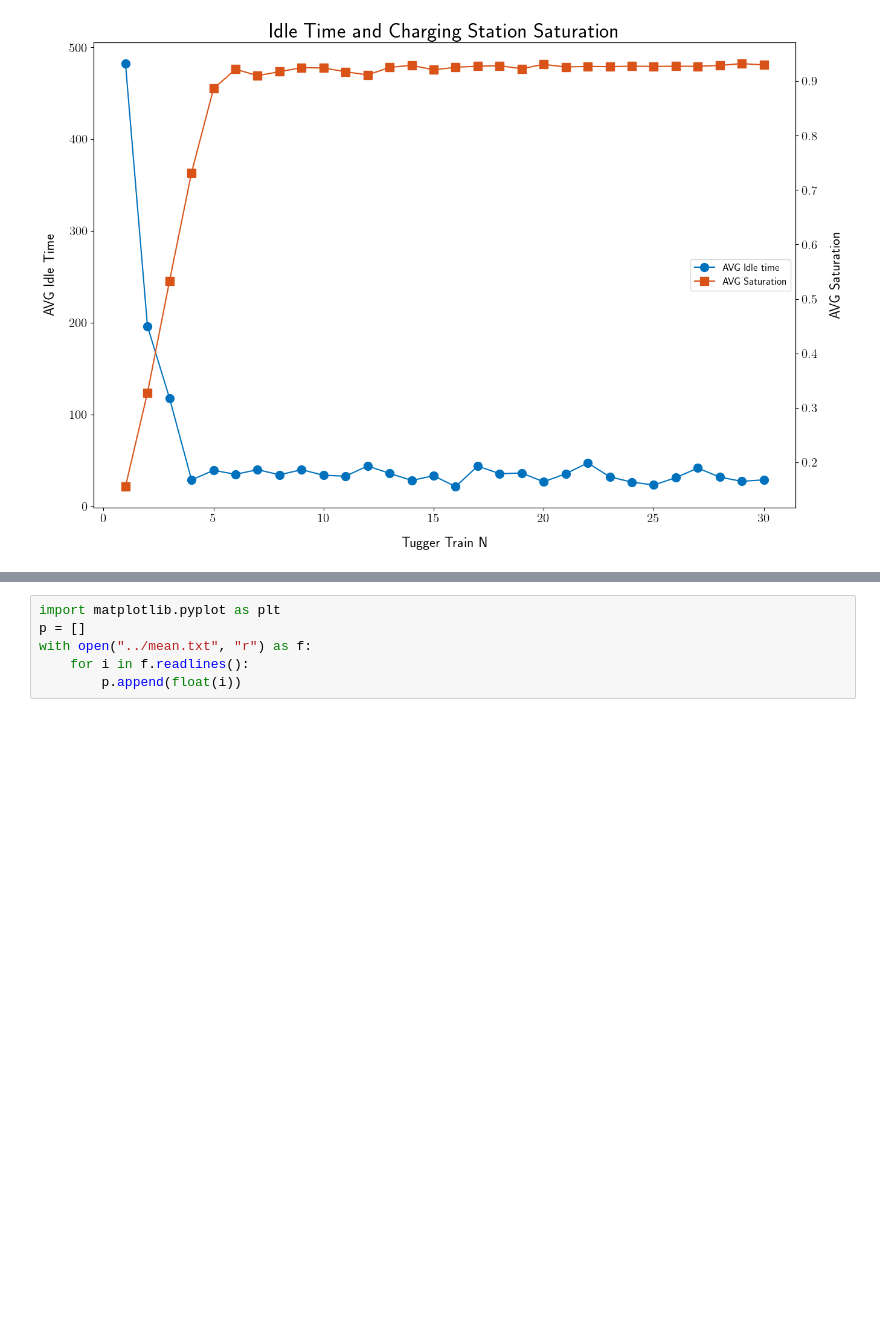
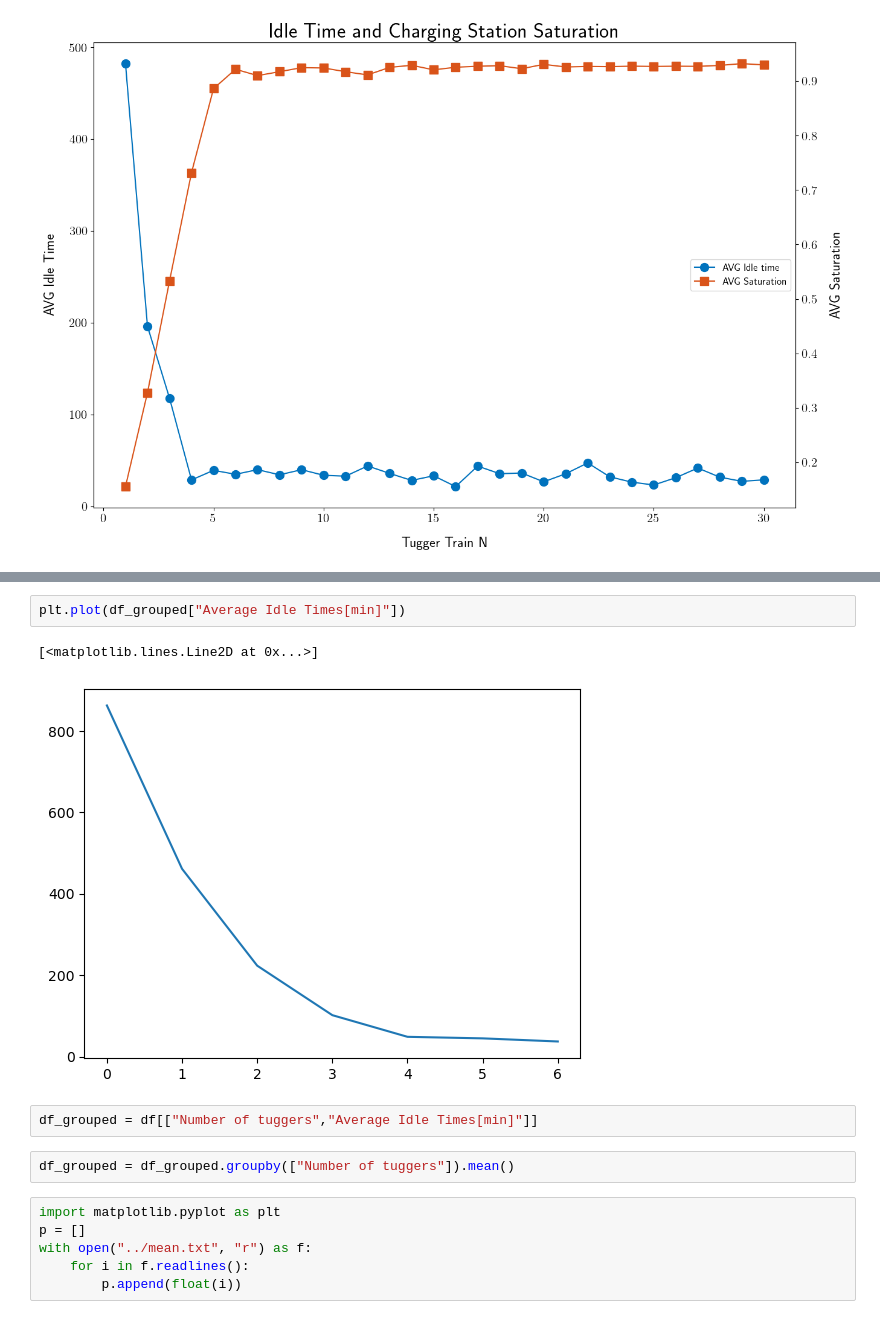
Before and after one commit to MatteoMascheroni1/AdvanceModelingForOperationProject, a Jupyter notebook: code/new code/output/simulation_analysis.ipynb, the cells around one changed output, grey strips where cells are left out. Drawn from its saved outputs; the diff is of its cells as text; blank space fills up the shorter version.

```diff
--- a/code/new code/output/simulation_analysis.ipynb
+++ b/code/new code/output/simulation_analysis.ipynb
@@ -43,3 +75,12 @@ plt.show()
+# %%
+plt.plot(df_grouped["Average Idle Times[min]"])
+# %% [output]
+[<matplotlib.lines.Line2D at 0x...>]
+[figure, added]
+# %%
+df_grouped = df[["Number of tuggers","Average Idle Times[min]"]]
+# %%
+df_grouped = df_grouped.groupby(["Number of tuggers"]).mean()
 # %%
 import matplotlib.pyplot as plt
 p = []
```
Also changed, not shown: parts of 3 cells of this notebook, 3 other files.
